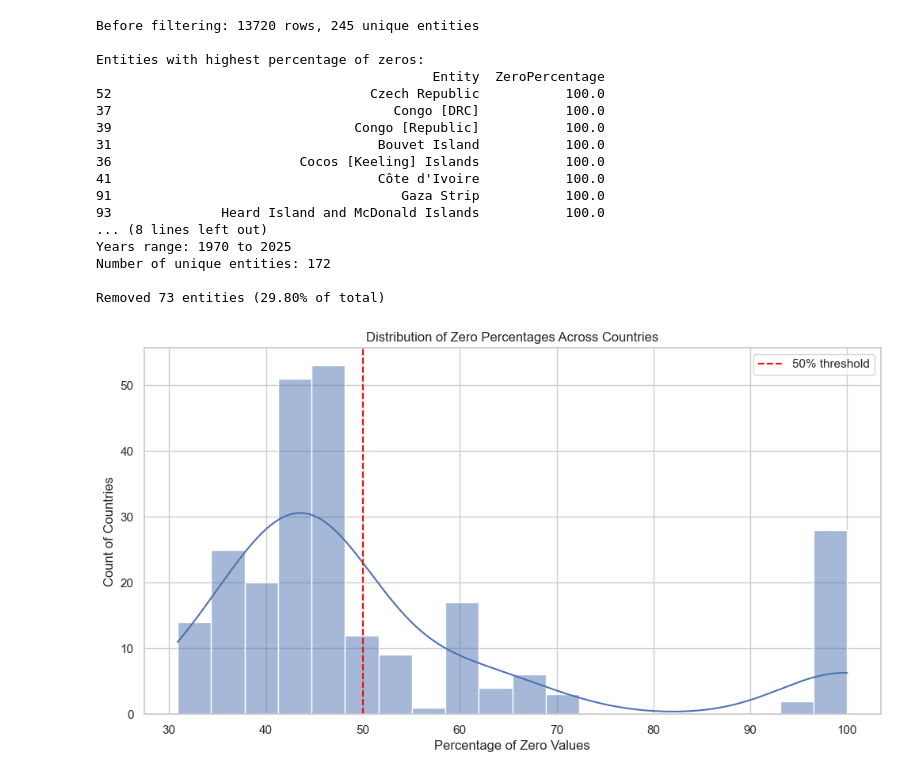
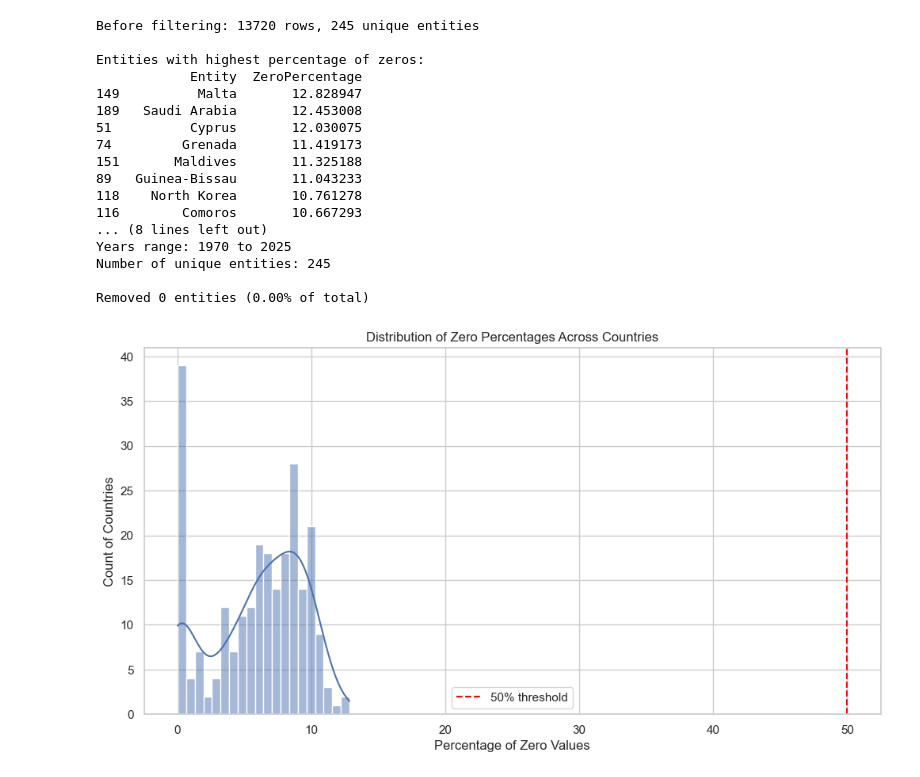
Before and after one commit to DedalusOsX/Dataviz---Group-project, a Jupyter notebook: notebooks/data.ipynb, the cells around one changed output. Cells and saved outputs as stored; diff of their text form; code cells hidden in the pictures.

```diff
--- a/notebooks/data.ipynb
+++ b/notebooks/data.ipynb
@@ -31,7 +31,7 @@ for file in csv_files:
         print(f"Failed to process {file}: {e}")
         continue
 
-merged_df = merged_df.fillna(0)
+# merged_df = merged_df.fillna(0)
 data_columns = [col for col in merged_df.columns if col not in ['Entity', 'Year']]
 
 print(f"\nBefore filtering: {merged_df.shape[0]} rows, {merged_df['Entity'].nunique()} unique entities")
@@ -62,42 +62,42 @@ filtered_df = merged_df[merged_df['Entity'].isin(entities_to_keep)]
 
 # Display information about the final filtered DataFrame
 print("\nFiltered DataFrame:")
 print(f"Shape: {filtered_df.shape}")
 print(f"Columns: {filtered_df.columns.tolist()}")
 print(f"Years range: {filtered_df['Year'].min()} to {filtered_df['Year'].max()}")
 print(f"Number of unique entities: {filtered_df['Entity'].nunique()}")
 
 
 # Visualize the distribution of zero percentages
 plt.figure(figsize=(12, 6))
 sns.histplot(zero_percent_df['ZeroPercentage'], bins=20, kde=True)
 plt.axvline(x=50, color='red', linestyle='--', label='50% threshold')
 plt.title('Distribution of Zero Percentages Across Countries')
 plt.xlabel('Percentage of Zero Values')
 plt.ylabel('Count of Countries')
 plt.legend()
 filtered_df.to_csv("../data/generated/filtered_dataset.csv", index=False)
 
 # Additional analysis: How many entities were removed by percentage threshold
 entities_removed = len(entity_zero_percentages) - len(entities_to_keep)
 removal_percentage = (entities_removed / len(entity_zero_percentages)) * 100
 print(f"\nRemoved {entities_removed} entities ({removal_percentage:.2f}% of total)")
 # %% [output]
 Before filtering: 13720 rows, 245 unique entities
 
 Entities with highest percentage of zeros:
-                                           Entity  ZeroPercentage
-52                                 Czech Republic           100.0
-37                                    Congo [DRC]           100.0
-39                               Congo [Republic]           100.0
-31                                  Bouvet Island           100.0
-36                        Cocos [Keeling] Islands           100.0
-41                                  Côte d'Ivoire           100.0
-91                                     Gaza Strip           100.0
-93              Heard Island and McDonald Islands           100.0
+            Entity  ZeroPercentage
+149          Malta       12.828947
+189   Saudi Arabia       12.453008
+51          Cyprus       12.030075
+74         Grenada       11.419173
+151       Maldives       11.325188
+89   Guinea-Bissau       11.043233
+118    North Korea       10.761278
+116        Comoros       10.667293
 ... (8 lines left out)
 Years range: 1970 to 2025
-Number of unique entities: 172
+Number of unique entities: 245
 
-Removed 73 entities (29.80% of total)
+Removed 0 entities (0.00% of total)
-[figure, old version]
+[figure, new version]
```
Also changed, not shown: 2 other files.
